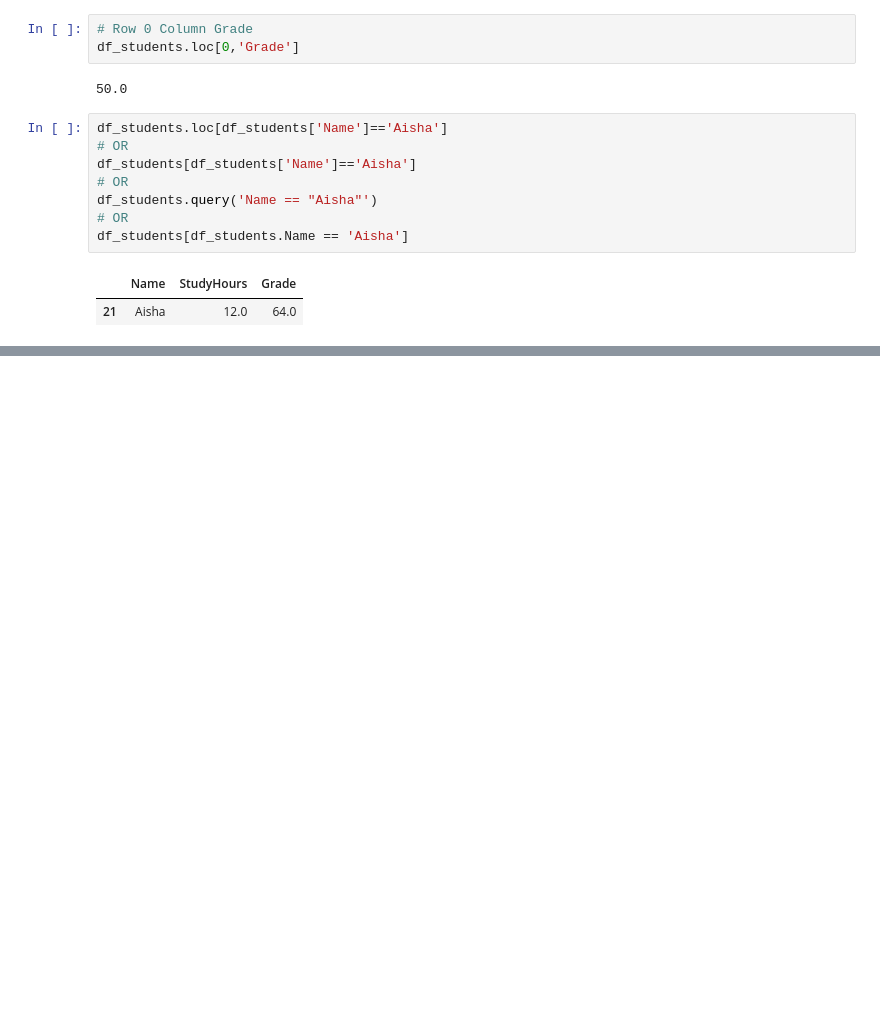
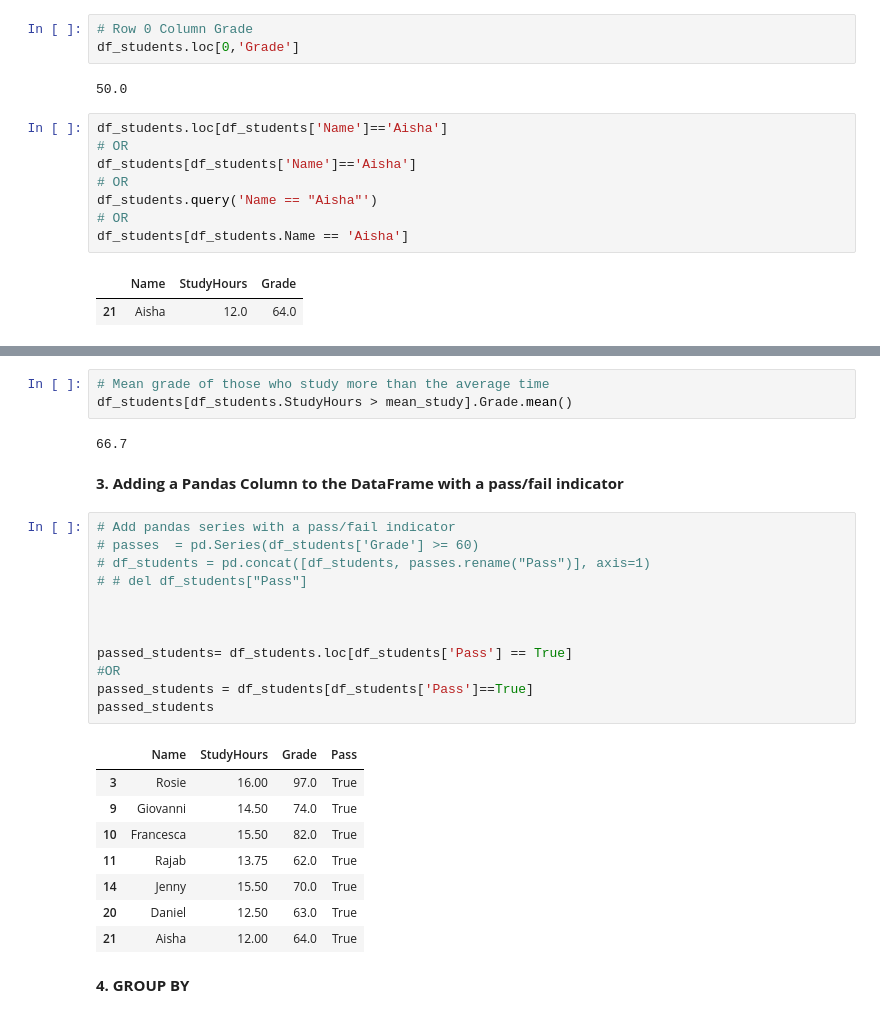
Before and after one commit to CherutoSharleen/Data-Science-2, a Jupyter notebook: Basics-DataScience/Basics-DataScience.ipynb, the cells around one changed output, grey strips where cells are left out. Saved outputs shown, nothing was run; the diff lists cells and outputs as text; blank space fills up the shorter version.

```diff
--- a/Basics-DataScience/Basics-DataScience.ipynb
+++ b/Basics-DataScience/Basics-DataScience.ipynb
@@ -170,0 +278,30 @@ df_students[df_students.Name == 'Aisha']
+# %%
+# Mean grade of those who study more than the average time
+df_students[df_students.StudyHours > mean_study].Grade.mean()
+# %% [output]
+66.7
+# %% [markdown]
+<b>3. Adding a Pandas Column to the DataFrame with a pass/fail indicator</b>
+# %%
+# Add pandas series with a pass/fail indicator
+# passes  = pd.Series(df_students['Grade'] >= 60)
+# df_students = pd.concat([df_students, passes.rename("Pass")], axis=1)
+# # del df_students["Pass"]
+
+
+
+passed_students= df_students.loc[df_students['Pass'] == True]
+#OR
+passed_students = df_students[df_students['Pass']==True]
+passed_students
+# %% [output]
+|  | Name | StudyHours | Grade | Pass |
+| 3 | Rosie | 16.00 | 97.0 | True |
+| 9 | Giovanni | 14.50 | 74.0 | True |
+| 10 | Francesca | 15.50 | 82.0 | True |
+| 11 | Rajab | 13.75 | 62.0 | True |
+| 14 | Jenny | 15.50 | 70.0 | True |
+| 20 | Daniel | 12.50 | 63.0 | True |
+| 21 | Aisha | 12.00 | 64.0 | True |
+# %% [markdown]
+<b> 4. GROUP BY</b>
```
Also changed, not shown: parts of 19 cells of this notebook.
